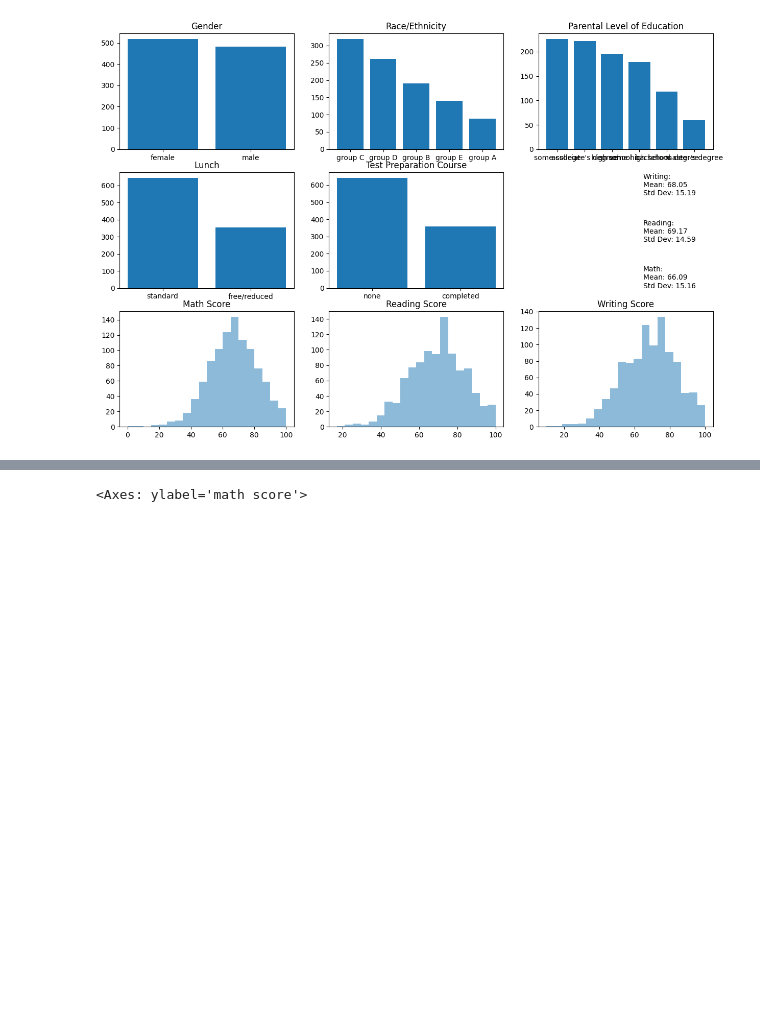
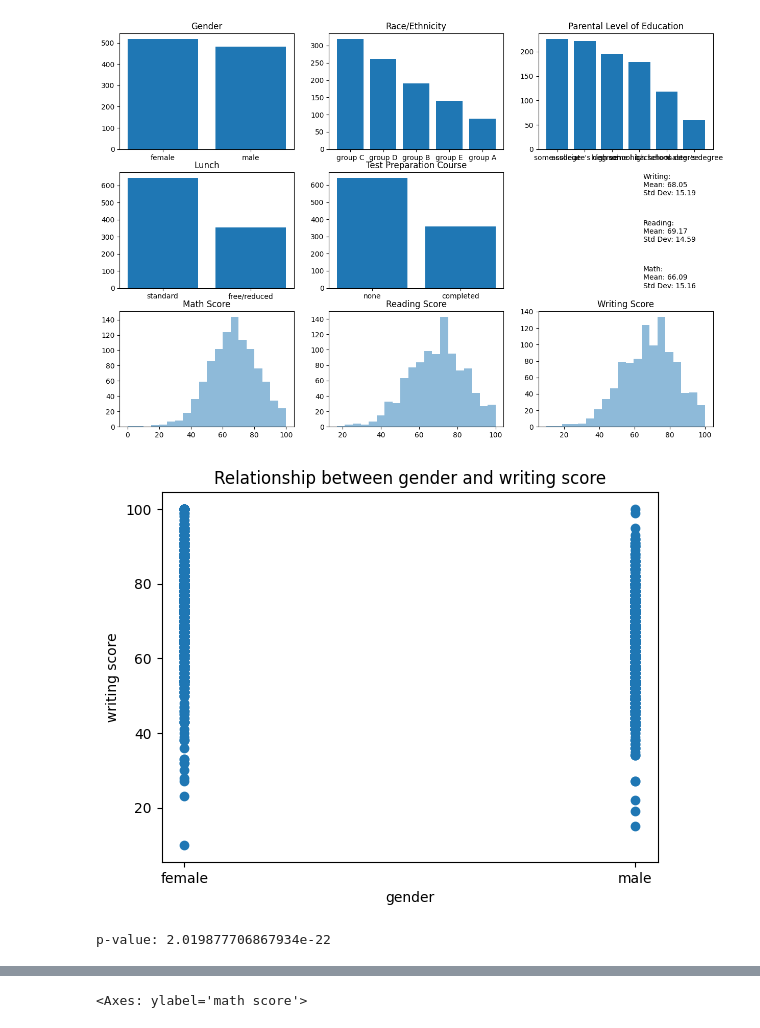
Before and after one commit to JatsaCantWin/msc_machine-learning, a Jupyter notebook: ExamResultPrediction.ipynb, the cells around one changed output, grey strips where cells are left out. Cells and saved outputs as stored; diff of their text form; code cells hidden in the pictures; blank space fills up the shorter version.

```diff
--- a/ExamResultPrediction.ipynb
+++ b/ExamResultPrediction.ipynb
@@ -79,3 +79,32 @@ axs[1, 2].text(0.6, 0.8, f"Writing:\nMean: {mean:.2f}\nStd Dev: {std:.2f}")
 plt.show()
 # %% [output]
 [figure]
+# %%
+import matplotlib.pyplot as plt
+import scipy.stats as stats
+
+def plotRelationship(a, b, categories):
+  x = df[a]
+  y = df[b]
+
+  plt.scatter(x, y)
+
+  plt.xlabel(a)
+  plt.ylabel(b)
+  plt.title('Relationship between {} and {}'.format(a, b))
+
+  plt.show()
+
+  categories_scores = []
+
+  for c in categories:
+    categories_scores.append(df.loc[df[a] == c, b])
+
+  statistics, p_value = stats.ttest_ind(categories_scores[0], categories_scores[1])
+
+  print('p-value:', p_value)
+# %%
+plotRelationship("gender", "writing score", ["male", "female"])
+# %% [output]
+[figure, added]
+p-value: 2.019877706867934e-22
```
Also changed, not shown: parts of 20 cells of this notebook.
